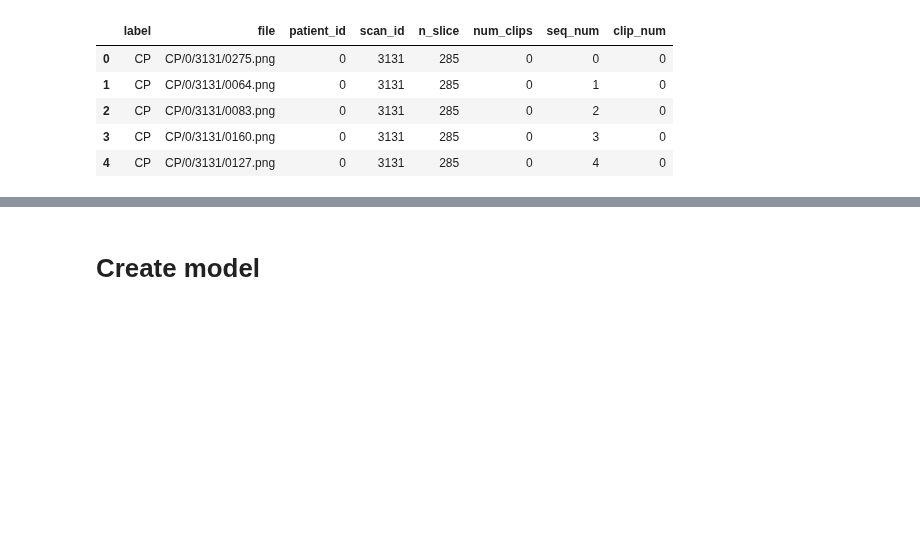
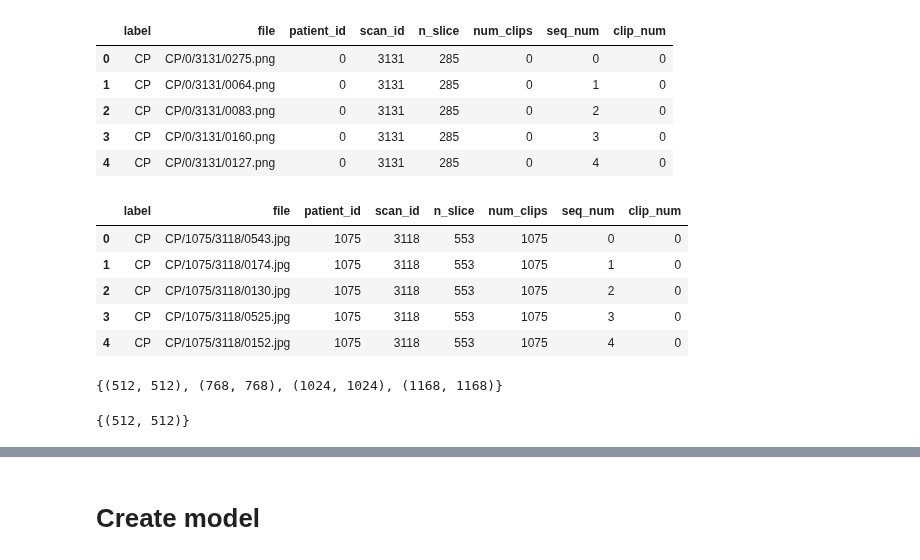
Before and after one commit to alghimo/computed-tomography-corona-thesis, a Jupyter notebook: notebooks/2_train_test_split.ipynb, the cells around one changed output, grey strips where cells are left out. Saved outputs shown, nothing was run; the diff lists cells and outputs as text; code cells hidden in the pictures; blank space fills up the shorter version.

```diff
--- a/notebooks/2_train_test_split.ipynb
+++ b/notebooks/2_train_test_split.ipynb
@@ -333,7 +363,7 @@ True
 # %% [markdown]
 # Data Generators
 # %%
-train_df = repo.load("train_files_df")
+train_df = repo.load("train_df")
 train_df.head(5)
 # %% [output]
 |  | label | file | patient_id | scan_id | n_slice | num_clips | seq_num | clip_num |
@@ -342,11 +372,36 @@ train_df.head(5)
 | 2 | CP | CP/0/3131/0083.png | 0 | 3131 | 285 | 0 | 2 | 0 |
 | 3 | CP | CP/0/3131/0160.png | 0 | 3131 | 285 | 0 | 3 | 0 |
 | 4 | CP | CP/0/3131/0127.png | 0 | 3131 | 285 | 0 | 4 | 0 |
+# %%
+val_df = repo.load("val_df")
+val_df.head(5)
+# %% [output]
+|  | label | file | patient_id | scan_id | n_slice | num_clips | seq_num | clip_num |
+| 0 | CP | CP/1075/3118/0543.jpg | 1075 | 3118 | 553 | 1075 | 0 | 0 |
+| 1 | CP | CP/1075/3118/0174.jpg | 1075 | 3118 | 553 | 1075 | 1 | 0 |
+| 2 | CP | CP/1075/3118/0130.jpg | 1075 | 3118 | 553 | 1075 | 2 | 0 |
+| 3 | CP | CP/1075/3118/0525.jpg | 1075 | 3118 | 553 | 1075 | 3 | 0 |
+| 4 | CP | CP/1075/3118/0152.jpg | 1075 | 3118 | 553 | 1075 | 4 | 0 |
+# %%
+from tqdm.notebook import tqdm
+from tensorflow.keras.preprocessing.image import load_img
+
+img_sizes = set()
+
+for r in tqdm(train_df.drop_duplicates(["patient_id", "scan_id"]).iterrows()):
+    img_path = images_input_dir / r[1]["file"]
+    img_sizes.add(load_img(img_path).size)
+
+img_sizes
+# %% [output]
+{(512, 512), (768, 768), (1024, 1024), (1168, 1168)}
 # %%
-img_sizes = set()
+val_img_sizes = set()
 
-for r in tqdm(train_df.drop_duplicates(["patient_id", "scan_id"]).iterrows()):
+for r in tqdm(val_df.drop_duplicates(["patient_id", "scan_id"]).iterrows()):
     img_path = images_input_dir / r[1]["file"]
-    img_sizes.add(load_img(img_path).size)
+    val_img_sizes.add(load_img(img_path).size)
 
-img_sizes
+val_img_sizes
+# %% [output]
+{(512, 512)}
```
Also changed, not shown: parts of 23 cells of this notebook, 3 other files.
